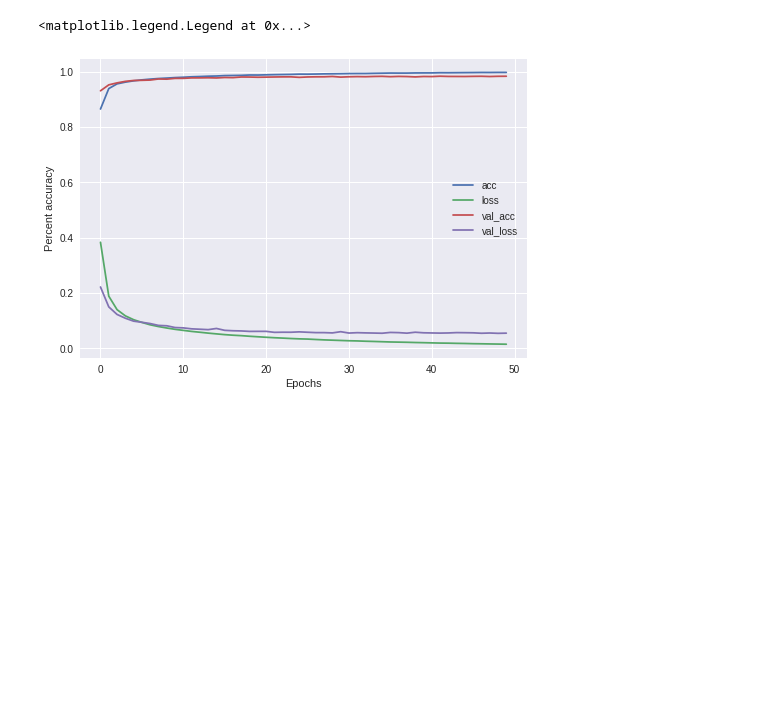
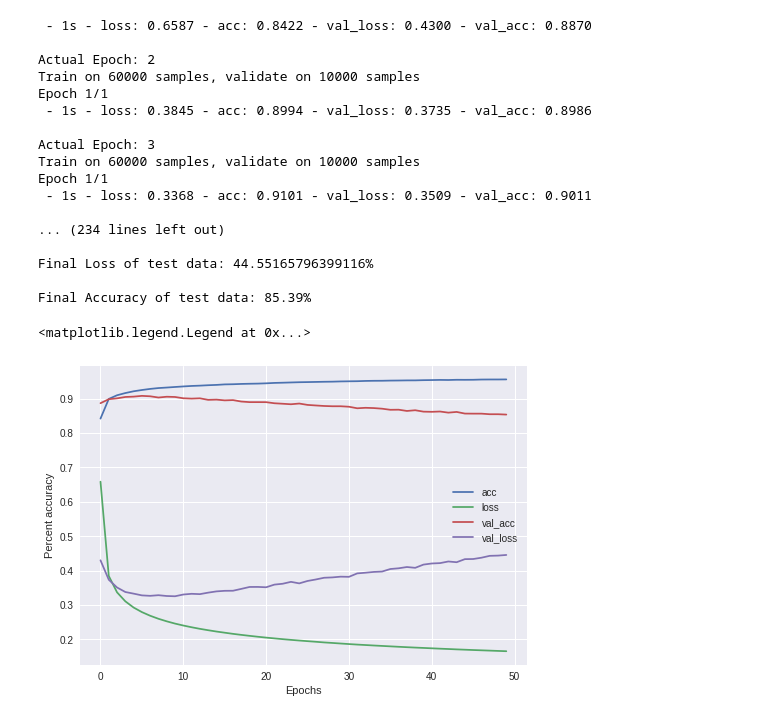
Before and after one commit to vrishi220/MachineLearning, a Jupyter notebook: MLhw1prob5.ipynb, the cells around one changed output. Cells and saved outputs as stored; diff of their text form; code cells hidden in the pictures; blank space fills up the shorter version.

```diff
--- a/MLhw1prob5.ipynb
+++ b/MLhw1prob5.ipynb
@@ -28,15 +28,54 @@ def getOneHot(X,classes_size):
 # the data, split between train and test sets
 (x_train, y_train), (x_test, y_test) = mnist.load_data()
 
-# TODO
-for each in (y_train, y_test):
-  for i in range(each.shape[0]):
-    if each[i] == 8: each[i] = 3
-    elif each[i] in [0,6,9]: each[i] = 2
-    else: each[i] = 1
+#Intial variable dictionary which holds all relavent variables.
+var_dict = {'con':[[],[]],
+            'x_width':[[],[]],
+            'x_height':[[],[]],
+            'x_bw':[[[],[]],[[],[]]],
+            'x_row':[np.sum(x_train, axis = 1, keepdims = True),np.sum(x_test, axis = 1, keepdims = True)],
+            'x_col':[np.sum(x_train, axis = 2, keepdims = True),np.sum(x_test, axis = 2, keepdims = True)]}
+
+a = 0
+# Get individual features based on height, width, black pixels, and white pizels.
+for each in ((x_train, y_train),(x_test, y_test)):
+  for i in range(each[1].shape[0]):
+
+    c1,c2,c3 = 0,0,0
+
+    if each[1][i] == 8: var_dict['con'][a].append(1)
+    elif each[1][i] in [0,6,9]: var_dict['con'][a].append(2/3)
+    else: var_dict['con'][a].append(1/3)
+
+    for j in range(28):
+      if var_dict['x_row'][a][i][0][j] > 0: c1 += 1
+      if var_dict['x_col'][a][i][j][0] > 0: c2 += 1
+      for k in range(28):
+        if each[0][i][j][k] == 0: c3 += 1
+
+    var_dict['x_width'][a].append(c1/28)
+    var_dict['x_height'][a].append(c2/28)
+    var_dict['x_bw'][a][0].append(c3/784)
+    var_dict['x_bw'][a][1].append(1-(c3/784))
+
+  a+=1
 
 # Reshape the training and test data.
 X_train, X_test = reshapeAndReduce(x_train), reshapeAndReduce(x_test)
+
+
+# concatenating x-training and x-testing features
+train_test = [np.zeros((X_train.shape[0],X_train.shape[1]+5)), np.zeros((X_test.shape[0],X_test.shape[1]+5))]
+
+for a,each in enumerate((X_train,X_test)):
+  for i in range(each.shape[0]):
+    for j in range(each.shape[1]):
+      train_test[a][i][j] = each[i][j]
+    train_test[a][i][784] = var_dict['con'][0][i]
+    train_test[a][i][785] = var_dict['x_width'][0][i]
+    train_test[a][i][786] = var_dict['x_height'][0][i]
+    train_test[a][i][787] = var_dict['x_bw'][0][0][i]
+    train_test[a][i][788] = var_dict['x_bw'][0][1][i]
 
 # Convert class vector to binary class matrix (one-hot-encoding).
 Y_train, Y_test = getOneHot(y_train, classes_size), getOneHot(y_test, classes_size)
@@ -46,7 +85,6 @@ model = Sequential()
 
 #Add two dense layers, one with 100 neurons and another with 10 for output.
 #The first utilizes the relu activstion function and the other utilizes softmax activation function
-model.add(Dense(units = 100, activation = 'relu'))
 model.add(Dense(units = 10, activation = 'softmax'))
 
 # Compile loss with Categorical Cross Entropy and utiize the Stochastic Gradient Descent with a learning rate of 0.05.
@@ -54,7 +92,7 @@ model.add(Dense(units = 10, activation = 'softmax'))
 model.compile(loss=keras.losses.categorical_crossentropy,optimizer=keras.optimizers.SGD(lr=rate),metrics=['accuracy'])
 
 # Initialize a dictionary which contains an array for the 4 main metrics
-fit_history = {'acc':[],'loss':[],'val_acc':[],'val_loss':[]}
+fit_history = {'acc':[],'loss':[]}
 
 # Iterate through each epoch
 for i in range(epochs):
@@ -63,7 +101,7 @@ for i in range(epochs):
   print('\nActual Epoch: {}'.format(i+1))
 
   # For each epoch train the model against X_train and Y_train and a given test data of X_test and Y_test
-  hist = model.fit(X_train, Y_train, batch_size = batch_size, nb_epoch = 1, verbose = 2, validation_data = (X_test, Y_test))
+  hist = model.fit(train_test[0], Y_train, batch_size = batch_size, nb_epoch = 1, verbose = 2, validation_data = (train_test[1], Y_test))
 
   # Push the 4 main updated metrics for each run to the fit history dictionaries. This will be used for building a metric plot.
   for each in fit_history: fit_history[each].append(hist.history[each])
@@ -71,7 +109,7 @@ for i in range(epochs):
 # hist = model.fit(x_train, y_train, batch_size=batch_size, epochs=epochs, verbose=1, validation_data=(x_test, y_test))
 
 # Print out the final metrics once the model is evaluated against the test data
-for i in range(2): print('\nFinal {} of test data: {}%'.format('Loss'if i==0 else 'Accuracy',model.evaluate(X_test, Y_test, verbose = 0)[i]*100))
+for i in range(2): print('\nFinal {} of test data: {}%'.format('Loss'if i==0 else 'Accuracy',model.evaluate(train_test[1], Y_test, verbose = 0)[i]*100))
 
 # Plot the training metrics
 for each in fit_history: k = plt.plot(fit_history[each], label=each)
@@ -100,2 +131,19 @@ Final Accuracy of test data: 98.31%
-<matplotlib.legend.Legend at 0x...>
+ - 1s - loss: 0.6587 - acc: 0.8422 - val_loss: 0.4300 - val_acc: 0.8870
+
+Actual Epoch: 2
+Train on 60000 samples, validate on 10000 samples
+Epoch 1/1
+ - 1s - loss: 0.3845 - acc: 0.8994 - val_loss: 0.3735 - val_acc: 0.8986
+
+Actual Epoch: 3
+Train on 60000 samples, validate on 10000 samples
+Epoch 1/1
+ - 1s - loss: 0.3368 - acc: 0.9101 - val_loss: 0.3509 - val_acc: 0.9011
+
+... (234 lines left out)
+
+Final Loss of test data: 44.55165796399116%
+
+Final Accuracy of test data: 85.39%
+<matplotlib.legend.Legend at 0x...>
-[figure, old version]
+[figure, new version]
```
Also changed, not shown: parts of 1 cell of this notebook.
